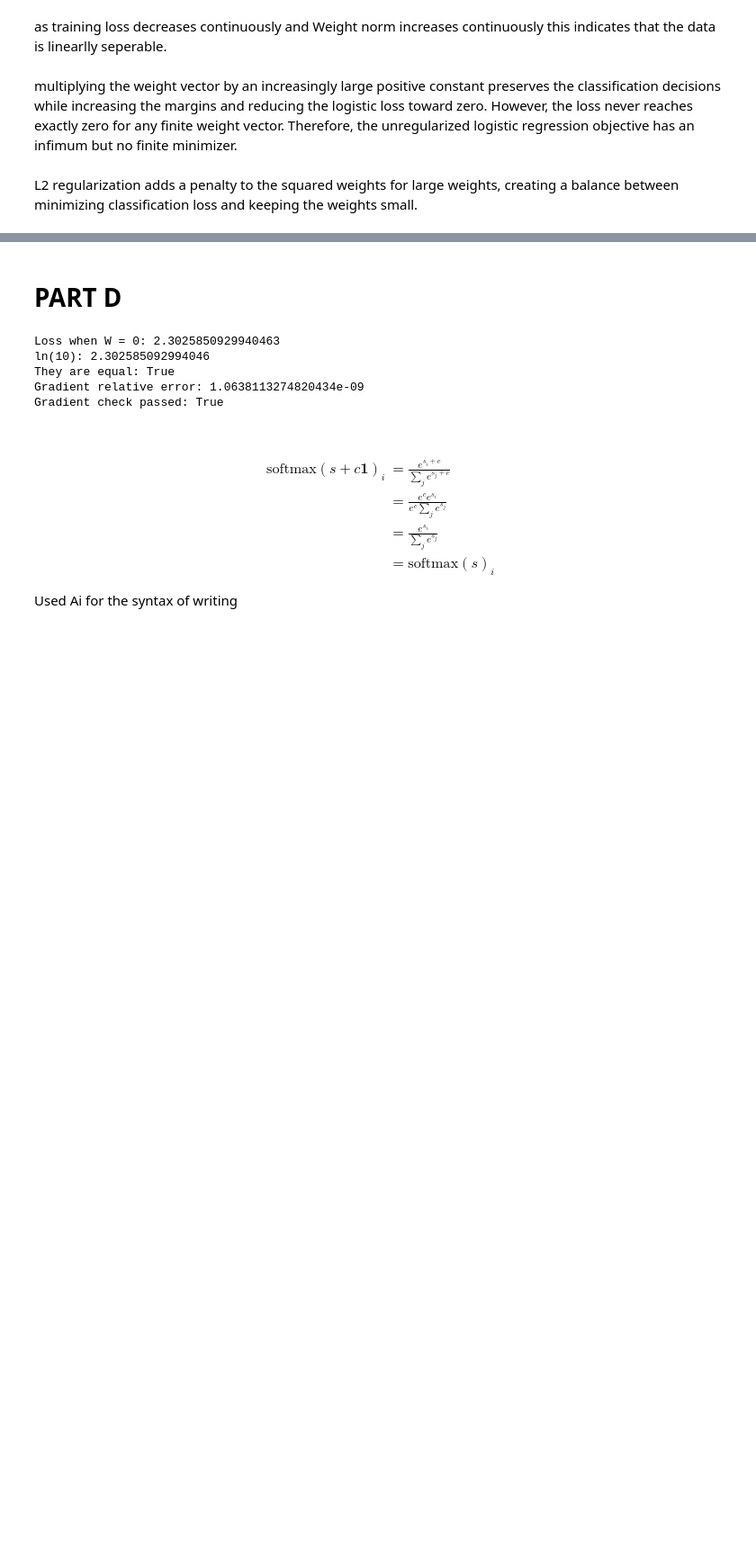
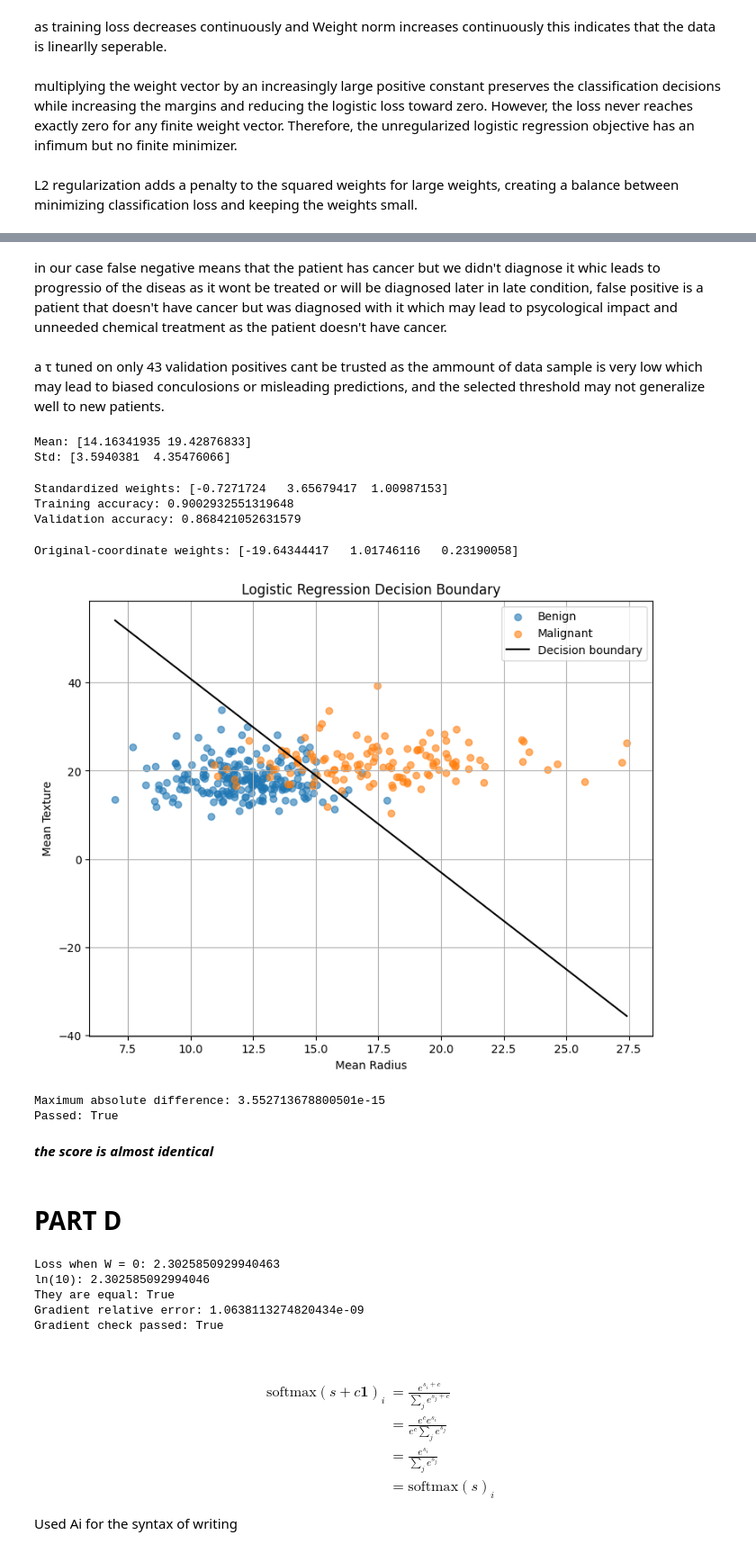
Before and after one commit to Ziad-Gebril/Linear-Models-and-Support-Vector-Machines, a Jupyter notebook: ML_assignment_2.ipynb, the cells around one changed output, grey strips where cells are left out. Shown at 90% size. Drawn from its saved outputs; the diff is of its cells as text; code cells hidden in the pictures; blank space fills up the shorter version.

```diff
--- a/ML_assignment_2.ipynb
+++ b/ML_assignment_2.ipynb
@@ -1249,0 +1591,4 @@ L2 regularization adds a penalty to the squared weights for large weights, creat
+# %% [markdown]
+in our case false negative means that the patient has cancer but we didn't diagnose it whic leads to progressio of the diseas as it wont be treated or will be diagnosed later in late condition, false positive is a patient that doesn't have cancer but was diagnosed with it which may lead to psycological impact and unneeded chemical treatment as the patient doesn't have cancer.
+# %% [markdown]
+a τ tuned on only 43 validation positives cant be trusted as the ammount of data sample is very low which may lead to biased conculosions or misleading predictions, and the selected threshold may not generalize well to new patients.
@@ -1250,3 +1608,78 @@ L2 regularization adds a penalty to the squared weights for large weights, creat
+# %%
+print("Mean:", scaler_2.mean)
+print("Std:", scaler_2.std)
+# %% [output]
+Mean: [14.16341935 19.42876833]
+Std: [3.5940381  4.35476066]
+# %%
+X2_train = add_bias(X2_tr_std)
+X2_validation = add_bias(X2_va_std)
+
+w2, tr_loss2, va_loss2, tr_acc2, va_acc2, W2 = train_logistic(X2_train, y2_tr, X2_validation, y2_va, L=0, eta=0.5, epochs=5000)
+
+print("Standardized weights:", w2)
+print("Training accuracy:", tr_acc2[-1])
+print("Validation accuracy:", va_acc2[-1])
+# %% [output]
+Standardized weights: [-0.7271724   3.65679417  1.00987153]
+Training accuracy: 0.9002932551319648
+Validation accuracy: 0.868421052631579
+# %%
+w_orig = np.zeros(3)
+
+# Convert feature weights
+w_orig[1:] = w2[1:] / scaler_2.std
+
+# Convert intercept
+w_orig[0] = w2[0] - np.sum(
+    w2[1:] * scaler_2.mean / scaler_2.std
+)
+
+print("Original-coordinate weights:", w_orig)
+# %% [output]
+Original-coordinate weights: [-19.64344417   1.01746116   0.23190058]
+# %%
+# ai draw code
+
+plt.figure(figsize=(9, 7))
+
+plt.scatter(X2_tr[y2_tr == 0, 0], X2_tr[y2_tr == 0, 1],
+            label="Benign", alpha=0.6)
+
+plt.scatter(X2_tr[y2_tr == 1, 0], X2_tr[y2_tr == 1, 1],
+            label="Malignant", alpha=0.6)
+
+x_line = np.linspace(X2_tr[:, 0].min(), X2_tr[:, 0].max(), 200)
+
+y_line = -(w_orig[0] + w_orig[1]*x_line) / w_orig[2]
+
+plt.plot(x_line, y_line, color="black", label="Decision boundary")
+
+plt.xlabel("Mean Radius")
+plt.ylabel("Mean Texture")
+plt.title("Logistic Regression Decision Boundary")
+plt.legend()
+plt.grid()
+plt.show()
+# %% [output]
+[figure, added]
+# %%
+# Scores using standardized features
+z_std = add_bias(X2_tr_std) @ w2
+
+# Scores using original features
+z_orig = add_bias(X2_tr) @ w_orig
+
+# Maximum absolute difference
+difference = np.max(np.abs(z_std - z_orig))
+
+print("Maximum absolute difference:", difference)
+print("Passed:", difference < 1e-9)
+# %% [output]
+Maximum absolute difference: 3.552713678800501e-15
+Passed: True
+# %% [markdown]
+***the score is almost identical***
 # %% [markdown]
 
 # **PART D**
```
Also changed, not shown: parts of 25 cells of this notebook.
